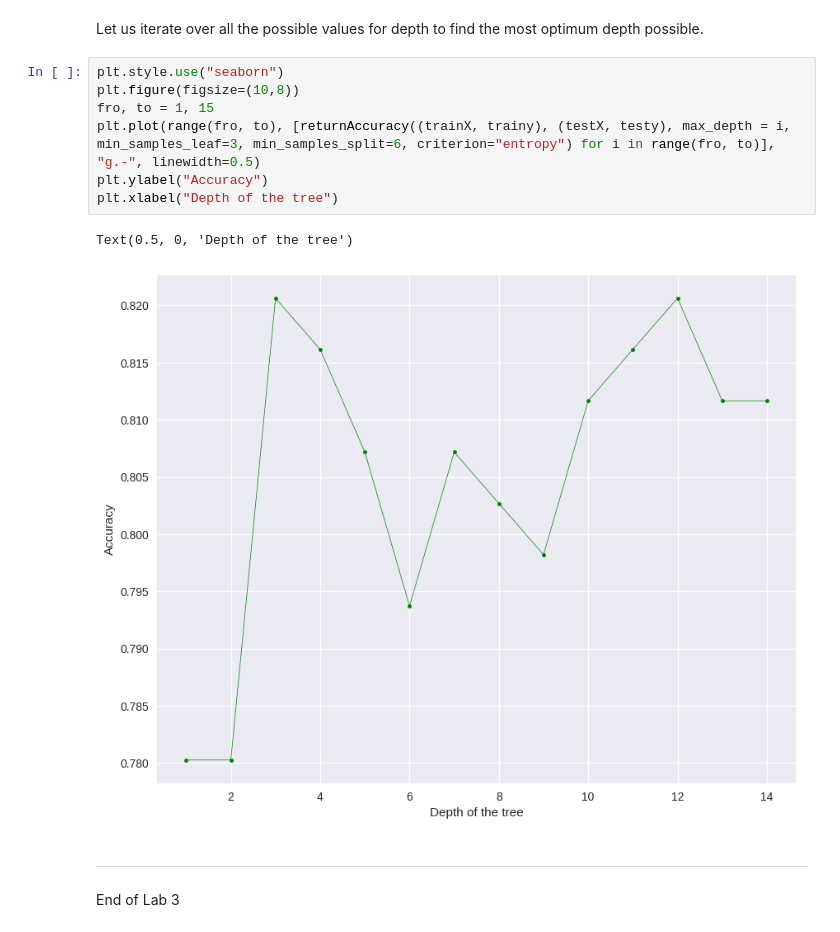
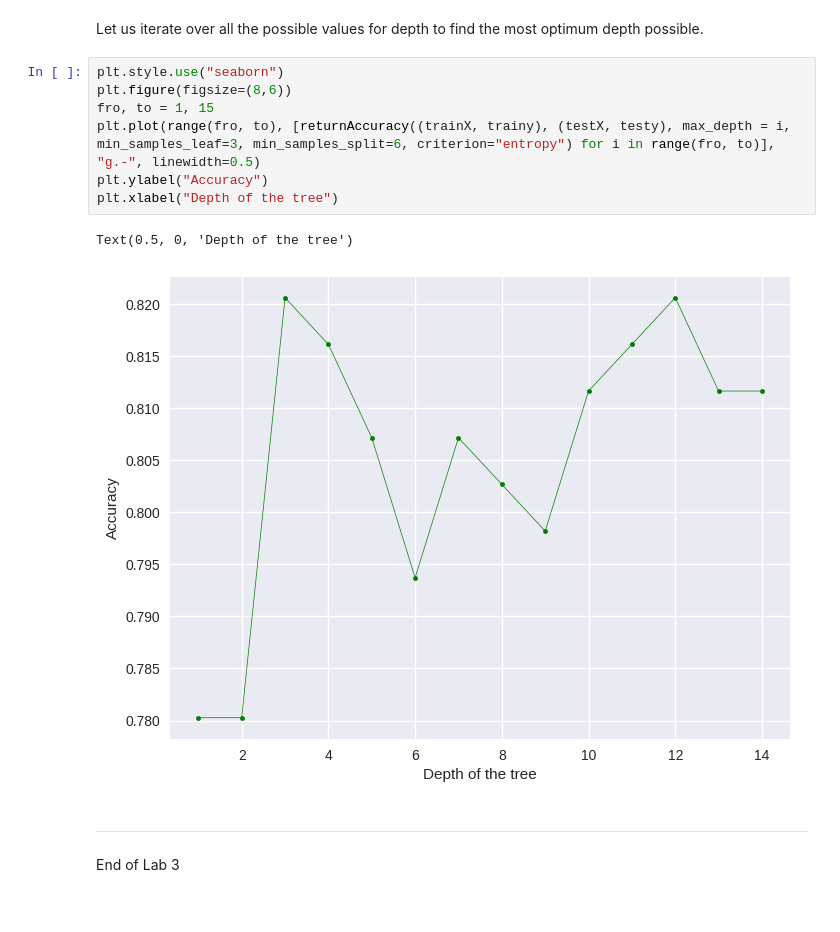
Before and after one commit to HimanshiHatwar/PythonLab1, a Jupyter notebook: UGMR_2023_ClassificationII_Lab3.ipynb, the cells around one changed output. Saved outputs shown, nothing was run; the diff lists cells and outputs as text.

```diff
--- a/UGMR_2023_ClassificationII_Lab3.ipynb
+++ b/UGMR_2023_ClassificationII_Lab3.ipynb
@@ -432,14 +432,14 @@ Accuracy of the decision tree on the test set:
 Let us iterate over all the possible values for depth to find the most optimum depth possible.
 # %%
 plt.style.use("seaborn")
-plt.figure(figsize=(10,8))
+plt.figure(figsize=(8,6))
 fro, to = 1, 15
 plt.plot(range(fro, to), [returnAccuracy((trainX, trainy), (testX, testy), max_depth = i, min_samples_leaf=3, min_samples_split=6, criterion="entropy") for i in range(fro, to)], "g.-", linewidth=0.5)
 plt.ylabel("Accuracy")
 plt.xlabel("Depth of the tree")
 # %% [output]
 Text(0.5, 0, 'Depth of the tree')
-[figure, old version]
+[figure, new version]
 # %% [markdown]
 ---
 
```
